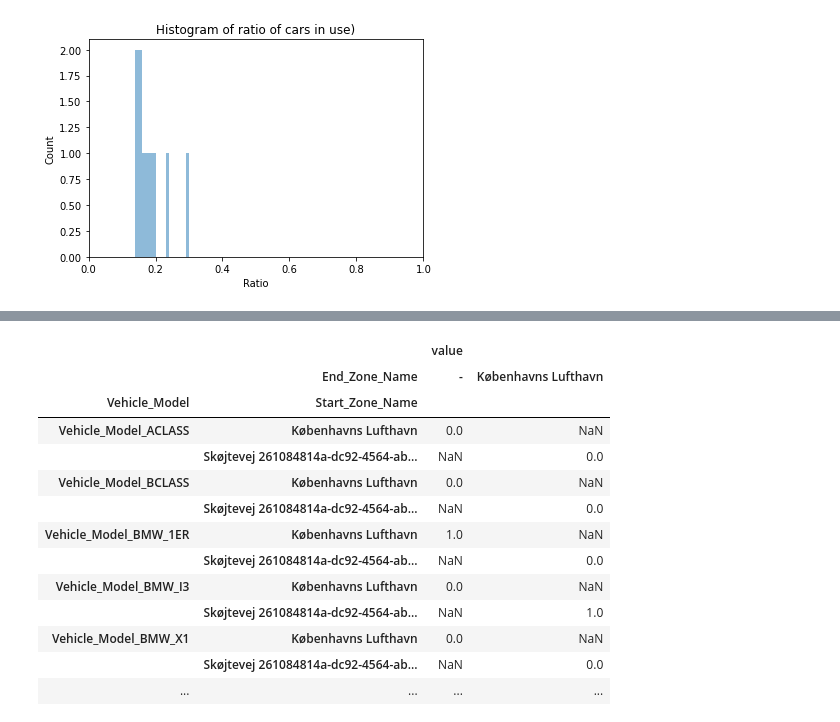
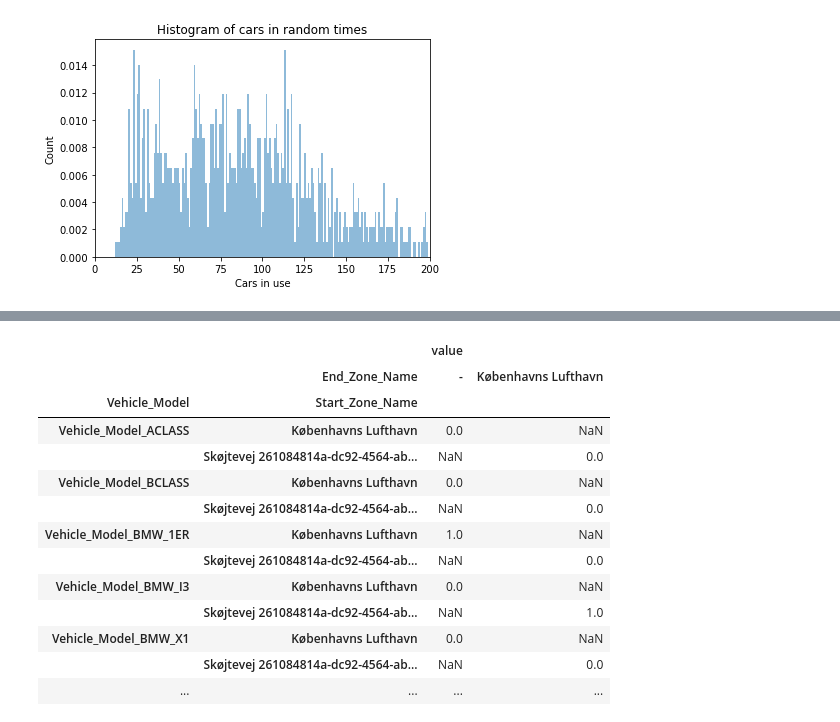
Before and after one commit to marcosquilla/mlprojekt, a Jupyter notebook: notebooks/data_exploration.ipynb, the cells around one changed output, grey strips where cells are left out. Cells and saved outputs as stored; diff of their text form; code cells hidden in the pictures.

```diff
--- a/notebooks/data_exploration.ipynb
+++ b/notebooks/data_exploration.ipynb
@@ -83,21 +110,19 @@ openings = pd.get_dummies(openings, columns=['Platform'], drop_first=True)
 # %%
 ratio = []
-for i in tqdm(range(10)):
-    timepoint = datetime(2020, 8, 1, 1, 0) + timedelta(hours=i)
-    filtered_rentals = rental[rental['End_Datetime_Local'] <= timepoint].drop('Revenue_Net', axis=1)
-    filtered_rentals = filtered_rentals.sort_values(by='End_Datetime_Local').drop_duplicates(subset='Vehicle_Number_Plate', keep='last') # Keep the last location
-    current_trips = rental[(rental['Start_Datetime_Local'] <= timepoint) & (rental['End_Datetime_Local'] > timepoint)] # Cars in use
-    ratio.append(len(current_trips)/len(filtered_rentals))
+for _ in tqdm(range(1000)):
+    timepoint = time_start + timedelta(seconds=total_time.total_seconds()*random.uniform(0,1))
+    #filtered_rentals = rental[rental['End_Datetime_Local'] <= timepoint].drop('Revenue_Net', axis=1)
+    #filtered_rentals = filtered_rentals.sort_values(by='End_Datetime_Local').drop_duplicates(subset='Vehicle_Number_Plate', keep='last') # Keep the last location
+    current_trips = rental[(rental['Start_Datetime_Local'] <= timepoint) & (rental['End_Datetime_Local'] > timepoint) & (rental['Servicedrive_YN']==0)] # Cars in use
+    ratio.append(len(current_trips))
+
+bins = np.arange(0, 200, 1) # fixed bin size
+plt.xlim([0, 200])
+plt.hist(ratio, bins=bins, alpha=0.5, density=True)
+plt.title('Histogram of cars in random times')
+plt.xlabel('Cars in use')
+plt.ylabel('Count')
+
+plt.show()
+# %% [output]
+[figure, added]
-# %%
-bins = np.arange(0, 1, 0.01) # fixed bin size
-
-plt.xlim([0, 1])
-
-plt.hist(ratio, bins=bins, alpha=0.5)
-plt.title('Histogram of ratio of cars in use)')
-plt.xlabel('Ratio')
-plt.ylabel('Count')
-
-plt.show()
-# %% [output]
-[figure, removed]
```
Also changed, not shown: parts of 6 cells of this notebook.
